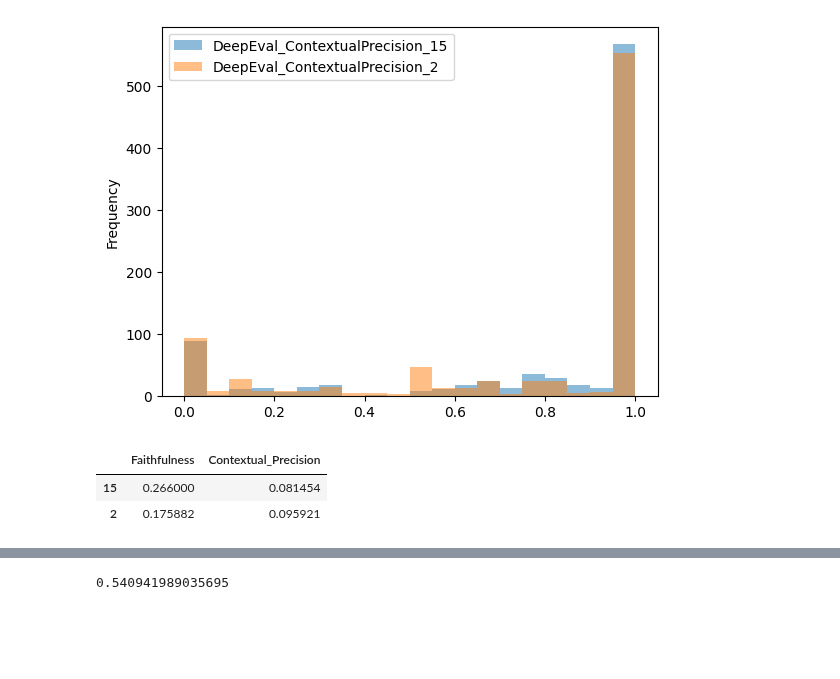
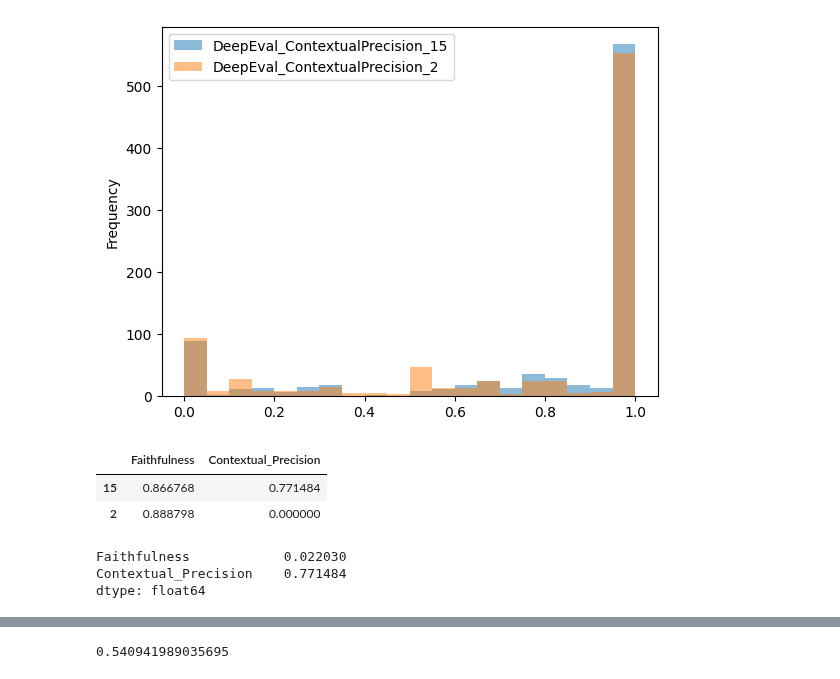
Before and after one commit to sr231/RAG-Evaluations, a Jupyter notebook: Results_Comparison.ipynb, the cells around one changed output, grey strips where cells are left out. Saved outputs shown, nothing was run; the diff lists cells and outputs as text; code cells hidden in the pictures; blank space fills up the shorter version.

```diff
--- a/Results_Comparison.ipynb
+++ b/Results_Comparison.ipynb
@@ -144,11 +113,3 @@ dpllm_results.plot.hist(column=['DeepEval_ContextualPrecision_15', 'DeepEval_Con
 # %% [output]
 <Axes: ylabel='Frequency'>
 [figure]
-# %%
-# compare across libraries
-# Difference between ARES and DeepEval
-abs(ares - dpf_avg)
-# %% [output]
-|  | Faithfulness | Contextual_Precision |
-| 15 | 0.266000 | 0.081454 |
-| 2 | 0.175882 | 0.095921 |
@@ -154,0 +121,16 @@ abs(ares - dpf_avg)
+# %%
+# averages across ragas metrics # EDIT : Not accurate with 0 in CP while waiting for results
+ragas_avg = pd.DataFrame([[ragas_15_faithfulness['faithfulness'].mean(), ragas_15_contextprecision['context_precision'].mean()], [ragas_2_faithfulness['faithfulness'].mean(), 0]],  columns=['Faithfulness', 'Contextual_Precision'])
+ragas_avg.index = [15, 2]
+ragas_avg
+# %% [output]
+|  | Faithfulness | Contextual_Precision |
+| 15 | 0.866768 | 0.771484 |
+| 2 | 0.888798 | 0.000000 |
+# %%
+# Difference between scores for llms with RAGAS # EDIT : Not accurate with 0 in CP while waiting for results
+abs(ragas_avg.loc[15] - ragas_avg.loc[2])
+# %% [output]
+Faithfulness            0.022030
+Contextual_Precision    0.771484
+dtype: float64
```
Also changed, not shown: parts of 20 cells of this notebook, 1 other file.
